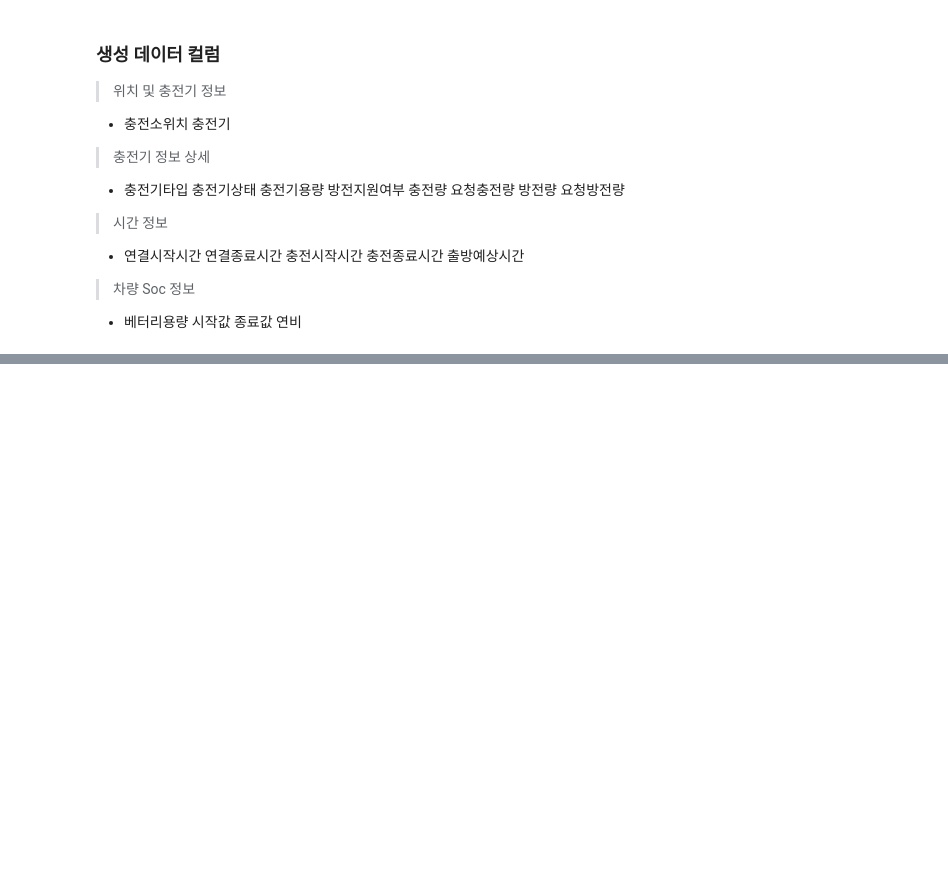
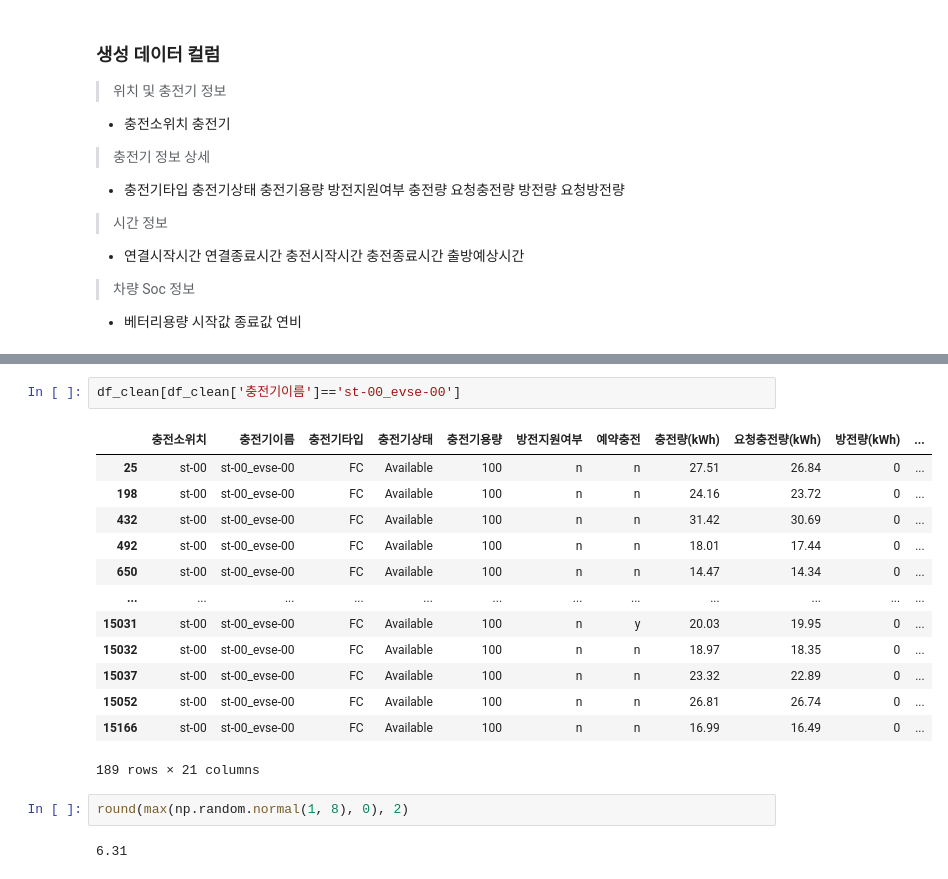
Before and after one commit to AR384/EVSE_mainproject_python, a Jupyter notebook: data/code/dummy.ipynb, the cells around one changed output, grey strips where cells are left out. Cells and saved outputs as stored; diff of their text form; blank space fills up the shorter version.

```diff
--- a/data/code/dummy.ipynb
+++ b/data/code/dummy.ipynb
@@ -31,0 +234,20 @@ for s in location:
+# %%
+df_clean[df_clean['충전기이름']=='st-00_evse-00']
+# %% [output]
+|  | 충전소위치 | 충전기이름 | 충전기타입 | 충전기상태 | 충전기용량 | 방전지원여부 | 예약충전 | 충전량(kWh) | 요청충전량(kWh) | 방전량(kWh) | ... |
+| 25 | st-00 | st-00_evse-00 | FC | Available | 100 | n | n | 27.51 | 26.84 | 0 | ... |
+| 198 | st-00 | st-00_evse-00 | FC | Available | 100 | n | n | 24.16 | 23.72 | 0 | ... |
+| 432 | st-00 | st-00_evse-00 | FC | Available | 100 | n | n | 31.42 | 30.69 | 0 | ... |
+| 492 | st-00 | st-00_evse-00 | FC | Available | 100 | n | n | 18.01 | 17.44 | 0 | ... |
+| 650 | st-00 | st-00_evse-00 | FC | Available | 100 | n | n | 14.47 | 14.34 | 0 | ... |
+| ... | ... | ... | ... | ... | ... | ... | ... | ... | ... | ... | ... |
+| 15031 | st-00 | st-00_evse-00 | FC | Available | 100 | n | y | 20.03 | 19.95 | 0 | ... |
+| 15032 | st-00 | st-00_evse-00 | FC | Available | 100 | n | n | 18.97 | 18.35 | 0 | ... |
+| 15037 | st-00 | st-00_evse-00 | FC | Available | 100 | n | n | 23.32 | 22.89 | 0 | ... |
+| 15052 | st-00 | st-00_evse-00 | FC | Available | 100 | n | n | 26.81 | 26.74 | 0 | ... |
+| 15166 | st-00 | st-00_evse-00 | FC | Available | 100 | n | n | 16.99 | 16.49 | 0 | ... |
+189 rows × 21 columns
+# %%
+round(max(np.random.normal(1, 8), 0), 2)
+# %% [output]
+6.31
```
Also changed, not shown: parts of 7 cells of this notebook, 2 other files.
